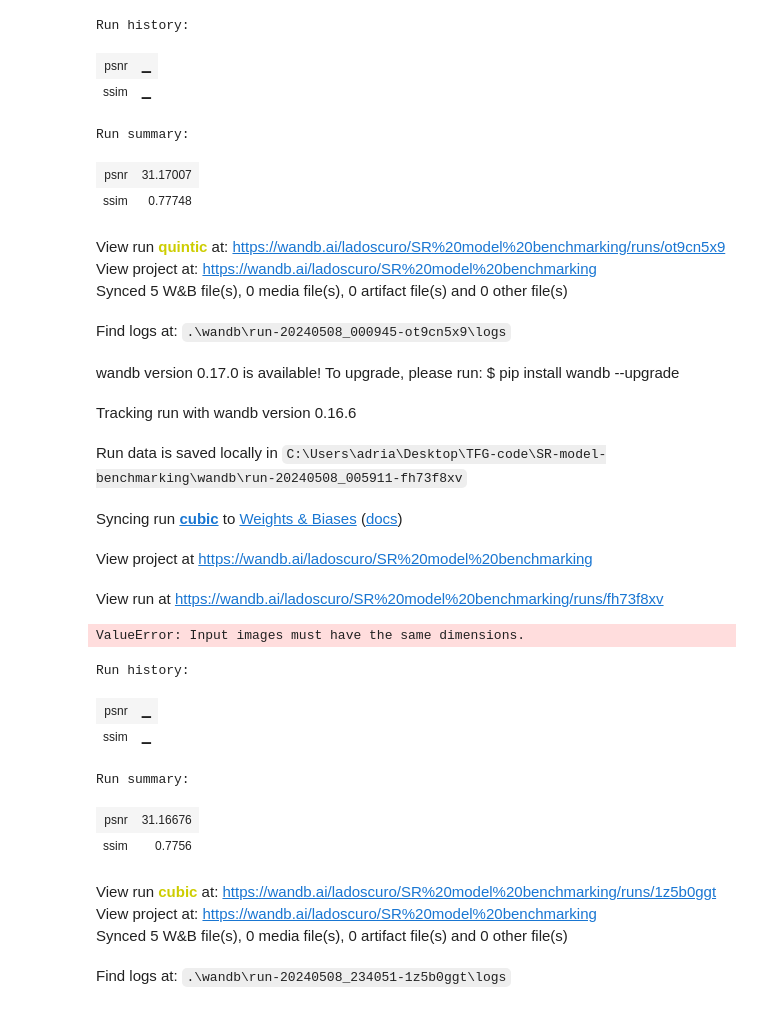
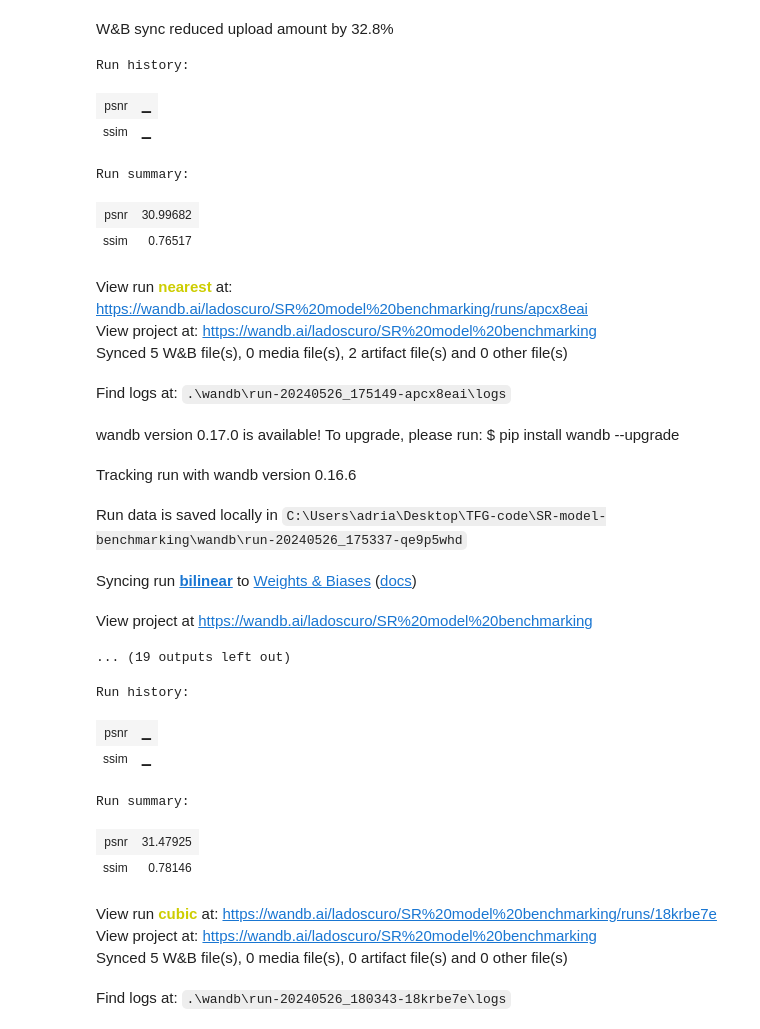
Before and after one commit to Descalabreitor/Satelite-Superresolution-diffusion, a Jupyter notebook: Classic_methods.ipynb, the cells around one changed output. Drawn from its saved outputs; the diff is of its cells as text; code cells hidden in the pictures.

```diff
--- a/Classic_methods.ipynb
+++ b/Classic_methods.ipynb
@@ -14,7 +15,7 @@ from utils.metrics_utils import calculate_ssim, calculate_psnr
 lr_size = 64
 hr_size = 256
 dataset_dir = 'E:\\TFG\\air_dataset'
-dataset = AerialDataset(dataset_dir, lr_size, hr_size)
+dataset = AerialDataset(dataset_dir, lr_size, hr_size, return_pil=True)
 _, _, test_dataset = random_split(dataset, [0.6, 0.2, 0.2], generator=torch.Generator().manual_seed(420))
 # %%
 def interpolation(image, objective_dim, method):
@@ -31,44 +32,47 @@ def interpolation(image, objective_dim, method):
     new_image = interpn((y, x), image, (new_y[:, None], new_x), method=method, bounds_error=False, fill_value=0)
     return new_image
 # %%
-for method in ["nearest", "slinear", "quintic", "cubic"]:
+for method in ["nearest", "bilinear", "bicubic"]:
     n_samples = 0
     ssim = 0
     psnr = 0
     wandb.login()
     wandb.init(project="SR model benchmarking", name = method)
     for images in tqdm(test_dataset):
         if method == "cubic":
-            interpolated = tensor2img(images["bicubic"])
+            interpolated = images["bicubic"]
         else:
-            lr = tensor2img(images["lr"])
-            interpolated = interpolation(lr, (256,256), method)
+            lr = images["lr"]
+            if method == "nearest":
+                interpolated = lr.resize((hr_size,hr_size), Image.NEAREST)
+            elif method == "bilinear":
+                interpolated = lr.resize((hr_size,hr_size), Image.BILINEAR)
 
-        hr = tensor2img(images["hr"])
-        ssim += calculate_ssim(interpolated, hr)
-        psnr += calculate_psnr(interpolated, hr)
+        hr = images["hr"]
+        ssim += calculate_ssim(np.array(interpolated), np.array(hr))
+        psnr += calculate_psnr(np.array(interpolated), np.array(hr))
         n_samples += 1
 
     wandb.log({"ssim" : ssim / n_samples, "psnr" : psnr / n_samples})
     wandb.finish()
 # %% [output]
+W&B sync reduced upload amount by 32.8%
 Run history:
 | psnr | ▁ |
 | ssim | ▁ |
 Run summary:
-| psnr | 31.17007 |
-| ssim | 0.77748 |
+| psnr | 30.99682 |
+| ssim | 0.76517 |
-View run quintic at: https://wandb.ai/ladoscuro/SR%20model%20benchmarking/runs/ot9cn5x9
-View project at: https://wandb.ai/ladoscuro/SR%20model%20benchmarking
-Synced 5 W&B file(s), 0 media file(s), 0 artifact file(s) and 0 other file(s)
-Find logs at: .\wandb\run-20240508_000945-ot9cn5x9\logs
+View run nearest at: https://wandb.ai/ladoscuro/SR%20model%20benchmarking/runs/apcx8eai
+View project at: https://wandb.ai/ladoscuro/SR%20model%20benchmarking
+Synced 5 W&B file(s), 0 media file(s), 2 artifact file(s) and 0 other file(s)
-wandb version 0.17.0 is available! To upgrade, please run: $ pip install wandb --upgrade
+Find logs at: .\wandb\run-20240526_175149-apcx8eai\logs
-Tracking run with wandb version 0.16.6
+wandb version 0.17.0 is available! To upgrade, please run: $ pip install wandb --upgrade
-Run data is saved locally in C:\Users\adria\Desktop\TFG-code\SR-model-benchmarking\wandb\run-20240508_005911-fh73f8xv
+Tracking run with wandb version 0.16.6
-Syncing run cubic to Weights & Biases (docs)
+Run data is saved locally in C:\Users\adria\Desktop\TFG-code\SR-model-benchmarking\wandb\run-20240526_175337-qe9p5whd
-View project at https://wandb.ai/ladoscuro/SR%20model%20benchmarking
+Syncing run bilinear to Weights & Biases (docs)
-View run at https://wandb.ai/ladoscuro/SR%20model%20benchmarking/runs/fh73f8xv
+View project at https://wandb.ai/ladoscuro/SR%20model%20benchmarking
-ValueError: Input images must have the same dimensions.
+... (19 outputs left out)
 # %%
 method = "cubic"
 n_samples = 0
@@ -77,15 +81,12 @@ psnr = 0
 wandb.login()
 wandb.init(project="SR model benchmarking", name = method)
 for images in tqdm(test_dataset):
-    if method == "cubic":
-        interpolated = tensor2img(images["bicubic"])
-    else:
-        lr = tensor2img(images["lr"])
-        interpolated = interpolation(lr, (256,256), method)
+    lr = images["lr"]
+    interpolated = lr.resize((hr_size,hr_size), Image.BICUBIC)
 
-    hr = tensor2img(images["hr"])
-    ssim += calculate_ssim(interpolated, hr)
-    psnr += calculate_psnr(interpolated, hr)
+    hr = images["hr"]
+    ssim += calculate_ssim(np.array(interpolated), np.array(hr))
+    psnr += calculate_psnr(np.array(interpolated), np.array(hr))
     n_samples += 1
 
 wandb.log({"ssim" : ssim / n_samples, "psnr" : psnr / n_samples})
@@ -95,9 +96,9 @@ Run history:
 | psnr | ▁ |
 | ssim | ▁ |
 Run summary:
-| psnr | 31.16676 |
-| ssim | 0.7756 |
+| psnr | 31.47925 |
+| ssim | 0.78146 |
-View run cubic at: https://wandb.ai/ladoscuro/SR%20model%20benchmarking/runs/1z5b0ggt
+View run cubic at: https://wandb.ai/ladoscuro/SR%20model%20benchmarking/runs/18krbe7e
 View project at: https://wandb.ai/ladoscuro/SR%20model%20benchmarking
 Synced 5 W&B file(s), 0 media file(s), 0 artifact file(s) and 0 other file(s)
-Find logs at: .\wandb\run-20240508_234051-1z5b0ggt\logs
+Find logs at: .\wandb\run-20240526_180343-18krbe7e\logs
```
Also changed, not shown: parts of 1 cell of this notebook, 10 other files.
